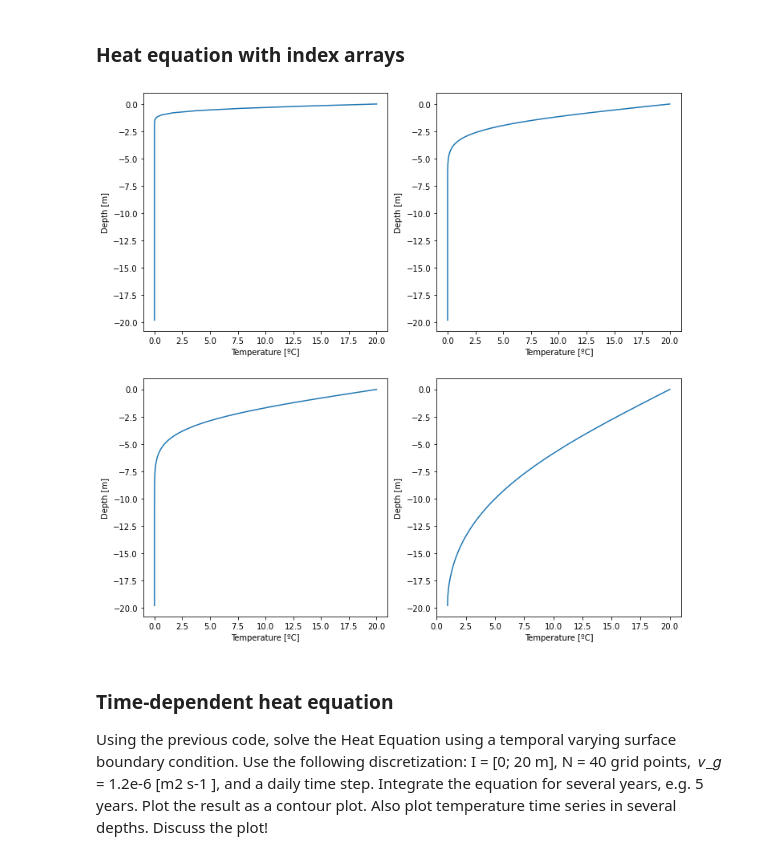
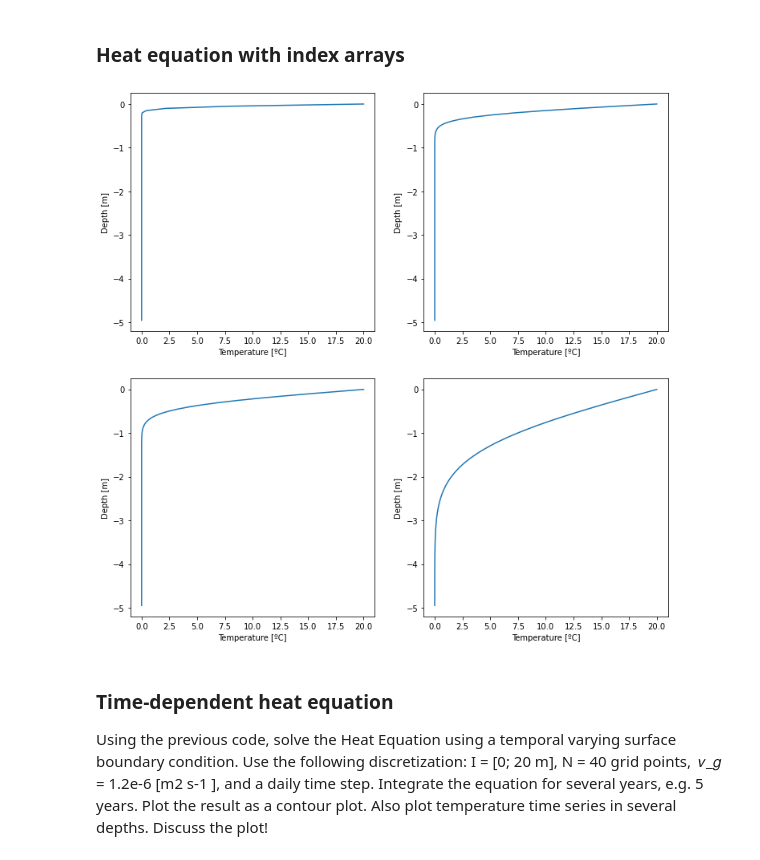
Before and after one commit to sauterto/climate_modelling, a Jupyter notebook: _sources/docs/solution_nb_heat_equation.ipynb, the cells around one changed output. Cells and saved outputs as stored; diff of their text form; code cells hidden in the pictures.

```diff
--- a/_sources/docs/solution_nb_heat_equation.ipynb
+++ b/_sources/docs/solution_nb_heat_equation.ipynb
@@ -20,8 +20,8 @@ def heat_equation(bc_surface, bc_bottom, depth, Nz, integration, dt):
     '''
 
     # Definitions
-    dz    = b/Nz    # Distance between grid points
-    alpha = 1.2e-6  # Conductivity
+    dz    = depth/Nz # Distance between grid points
+    alpha = 1.2e-6   # Conductivity
 
     # Initialize temperature and depth field
     T = np.zeros(Nz)
@@ -53,22 +53,22 @@ def heat_equation(bc_surface, bc_bottom, depth, Nz, integration, dt):
 fig, ax = plt.subplots(2,2,figsize=(12,12))
 
 Nz = 100
-T, dz = heat_equation(20, 0, 5, Nz, 24, 3600)
+T, dz = heat_equation(20, 0, 5, Nz, 24, 60)
 ax[0,0].plot(T,-dz*np.arange(Nz));
 ax[0,0].set_xlabel('Temperature [ºC]')
 ax[0,0].set_ylabel('Depth [m]')
 
-T, dz = heat_equation(20, 0, 5, Nz, 24*14, 3600)
+T, dz = heat_equation(20, 0, 5, Nz, 24*14, 60)
 ax[0,1].plot(T,-dz*np.arange(Nz));
 ax[0,1].set_xlabel('Temperature [ºC]')
 ax[0,1].set_ylabel('Depth [m]')
 
-T, dz = heat_equation(20, 0, 5, Nz, 24*30, 3600)
+T, dz = heat_equation(20, 0, 5, Nz, 24*30, 60)
 ax[1,0].plot(T,-dz*np.arange(Nz));
 ax[1,0].set_xlabel('Temperature [ºC]')
 ax[1,0].set_ylabel('Depth [m]')
 
-T, dz = heat_equation(20, 0, 5, Nz, 24*365, 3600)
+T, dz = heat_equation(20, 0, 5, Nz, 24*365, 60)
 ax[1,1].plot(T,-dz*np.arange(Nz));
 ax[1,1].set_xlabel('Temperature [ºC]')
 ax[1,1].set_ylabel('Depth [m]')
@@ -97,8 +97,8 @@ def heat_equation_indices(bc_surface, bc_bottom, depth, Nz, integration, dt):
     '''
 
     # Definitions
-    dz    = b/Nz    # Distance between grid points
-    alpha = 1.2e-6  # Conductivity
+    dz    = depth/Nz # Distance between grid points
+    alpha = 1.2e-6   # Conductivity
 
     # Define index arrays
     k  = np.arange(1,Nz-1)  # all indices at location i
@@ -133,32 +133,32 @@ def heat_equation_indices(bc_surface, bc_bottom, depth, Nz, integration, dt):
 # %%
 
 # Plot results
 fig, ax = plt.subplots(2,2,figsize=(12,12))
 
 Nz = 100
-T, dz = heat_equation_indices(20, 0, 5, Nz, 24, 3600)
+T, dz = heat_equation_indices(20, 0, 5, Nz, 24, 60)
 ax[0,0].plot(T,-dz*np.arange(Nz));
 ax[0,0].set_xlabel('Temperature [ºC]')
 ax[0,0].set_ylabel('Depth [m]')
 
-T, dz = heat_equation_indices(20, 0, 5, Nz, 24*14, 3600)
+T, dz = heat_equation_indices(20, 0, 5, Nz, 24*14, 60)
 ax[0,1].plot(T,-dz*np.arange(Nz));
 ax[0,1].set_xlabel('Temperature [ºC]')
 ax[0,1].set_ylabel('Depth [m]')
 
-T, dz = heat_equation_indices(20, 0, 5, Nz, 24*30, 3600)
+T, dz = heat_equation_indices(20, 0, 5, Nz, 24*30, 60)
 ax[1,0].plot(T,-dz*np.arange(Nz));
 ax[1,0].set_xlabel('Temperature [ºC]')
 ax[1,0].set_ylabel('Depth [m]')
 
-T, dz = heat_equation_indices(20, 0, 5, Nz, 24*365, 3600)
+T, dz = heat_equation_indices(20, 0, 5, Nz, 24*365, 60)
 ax[1,1].plot(T,-dz*np.arange(Nz));
 ax[1,1].set_xlabel('Temperature [ºC]')
 ax[1,1].set_ylabel('Depth [m]')
 
 plt.show()
 # %% [output]
-[figure, old version]
+[figure, new version]
 # %% [markdown]
 ### Time-dependent heat equation
 
```
Also changed, not shown: parts of 4 cells of this notebook, 20 other files.
